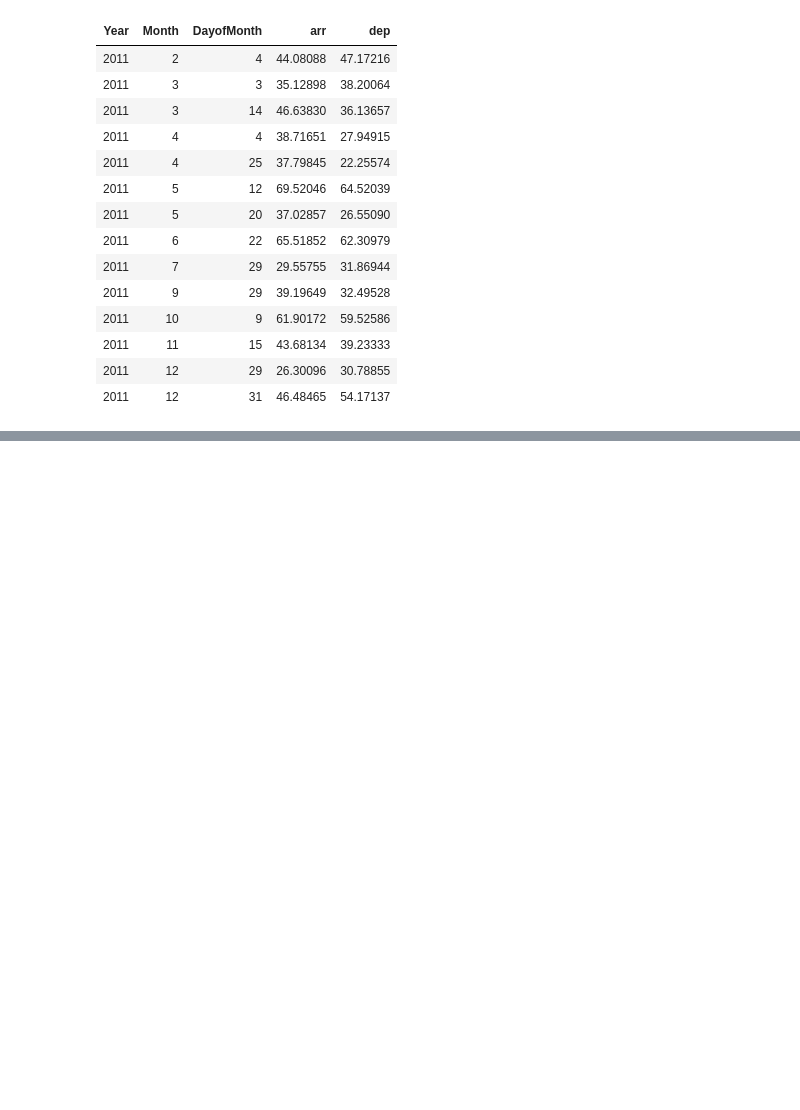
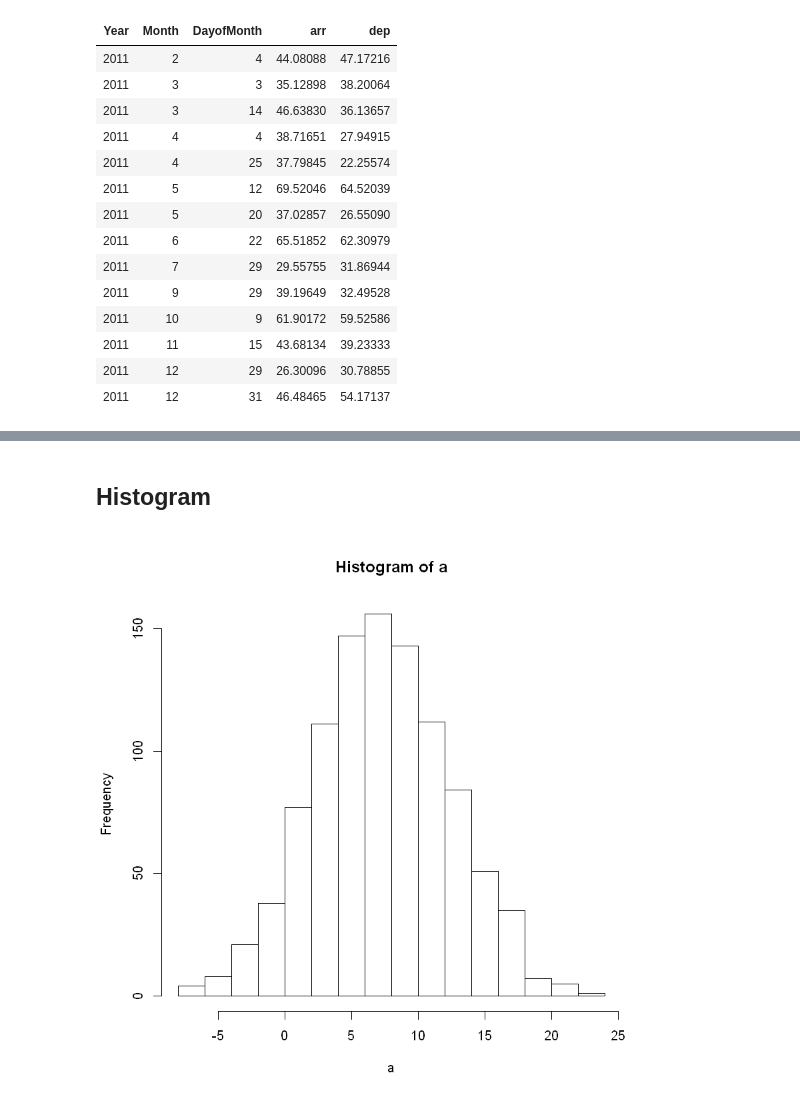
Before and after one commit to kabalaandrew/R, a Jupyter notebook: R Practice for Fenix.ipynb, the cells around one changed output, grey strips where cells are left out. Drawn from its saved outputs; the diff is of its cells as text; code cells hidden in the pictures; blank space fills up the shorter version.

```diff
--- a/R Practice for Fenix.ipynb
+++ b/R Practice for Fenix.ipynb
@@ -713,0 +908,12 @@ arr=mean(ArrDelay, na.rm=T), dep=mean(DepDelay, na.rm=T)) %>% filter(arr>30 | de
+# %% [markdown]
+## Histogram
+# %%
+set.seed(2)
+a = rnorm(1000,7,5)
+b=rnorm(1000,7,6)
+ab=data.frame(a,b)
+
+#simple histogtam
+hist(a)
+# %% [output]
+[figure, added]
```
Also changed, not shown: parts of 74 cells of this notebook, 6 other files.
